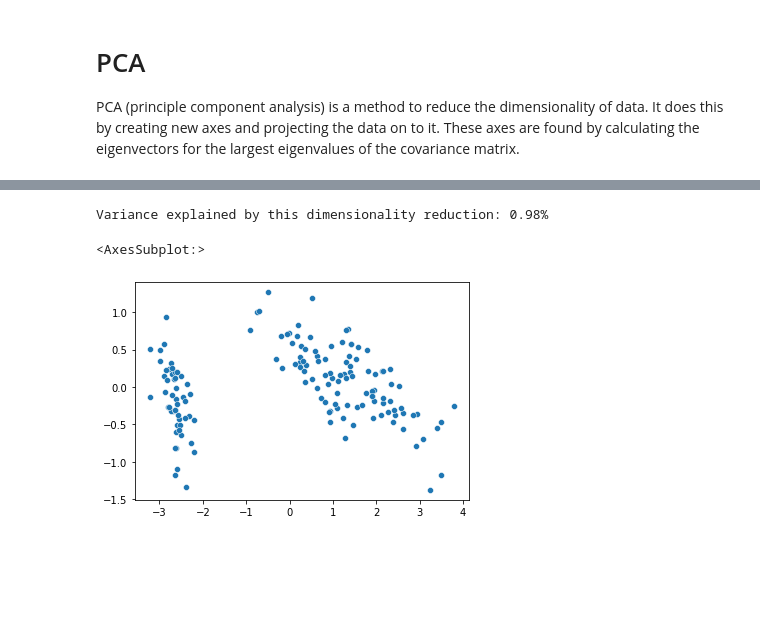
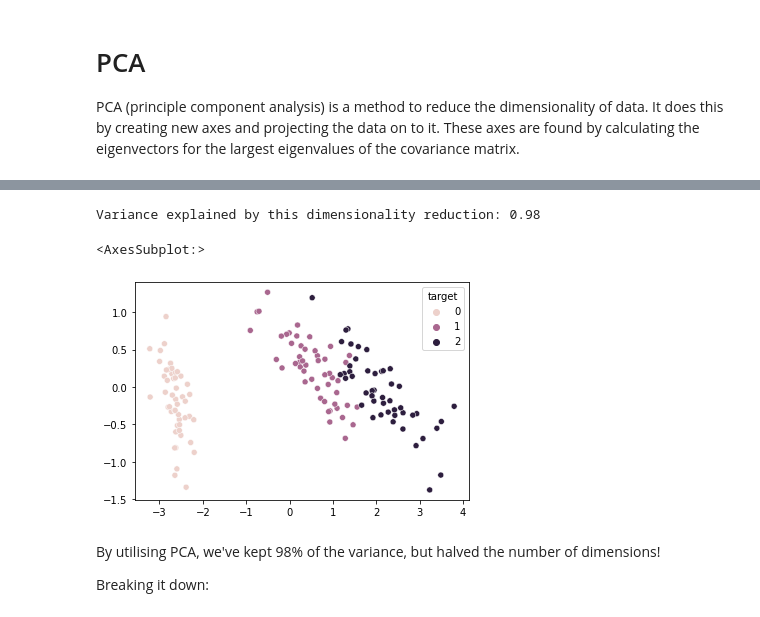
Before and after one commit to BelligerG/Machine_Learning_Notes, a Jupyter notebook: dimensionality_reduction/PCA.ipynb, the cells around one changed output, grey strips where cells are left out. Cells and saved outputs as stored; diff of their text form; code cells hidden in the pictures; blank space fills up the shorter version.

```diff
--- a/dimensionality_reduction/PCA.ipynb
+++ b/dimensionality_reduction/PCA.ipynb
@@ -8,6 +9,7 @@ import numpy as np
 import seaborn as sns
 # %%
 df = load_iris(as_frame=True).data
+df["target"] = load_iris().target
 # %%
 # 4 dimsensional space
 df.head()
@@ -42,8 +44,12 @@ def PCA(X, n_dim=2):
     # Project the data onto the new axes
     return X_centered.dot(Q_trunc)
 # %%
-sns.scatterplot(*PCA(df.values).T)
+sns.scatterplot(*PCA(df.values[:, :-1]).T, hue=df["target"])
 # %% [output]
-Variance explained by this dimensionality reduction: 0.98%
+Variance explained by this dimensionality reduction: 0.98
 <AxesSubplot:>
-[figure, old version]
+[figure, new version]
+# %% [markdown]
+By utilising PCA, we've kept 98% of the variance, but halved the number of dimensions!
+
+Breaking it down:
```
Also changed, not shown: parts of 16 cells of this notebook.
